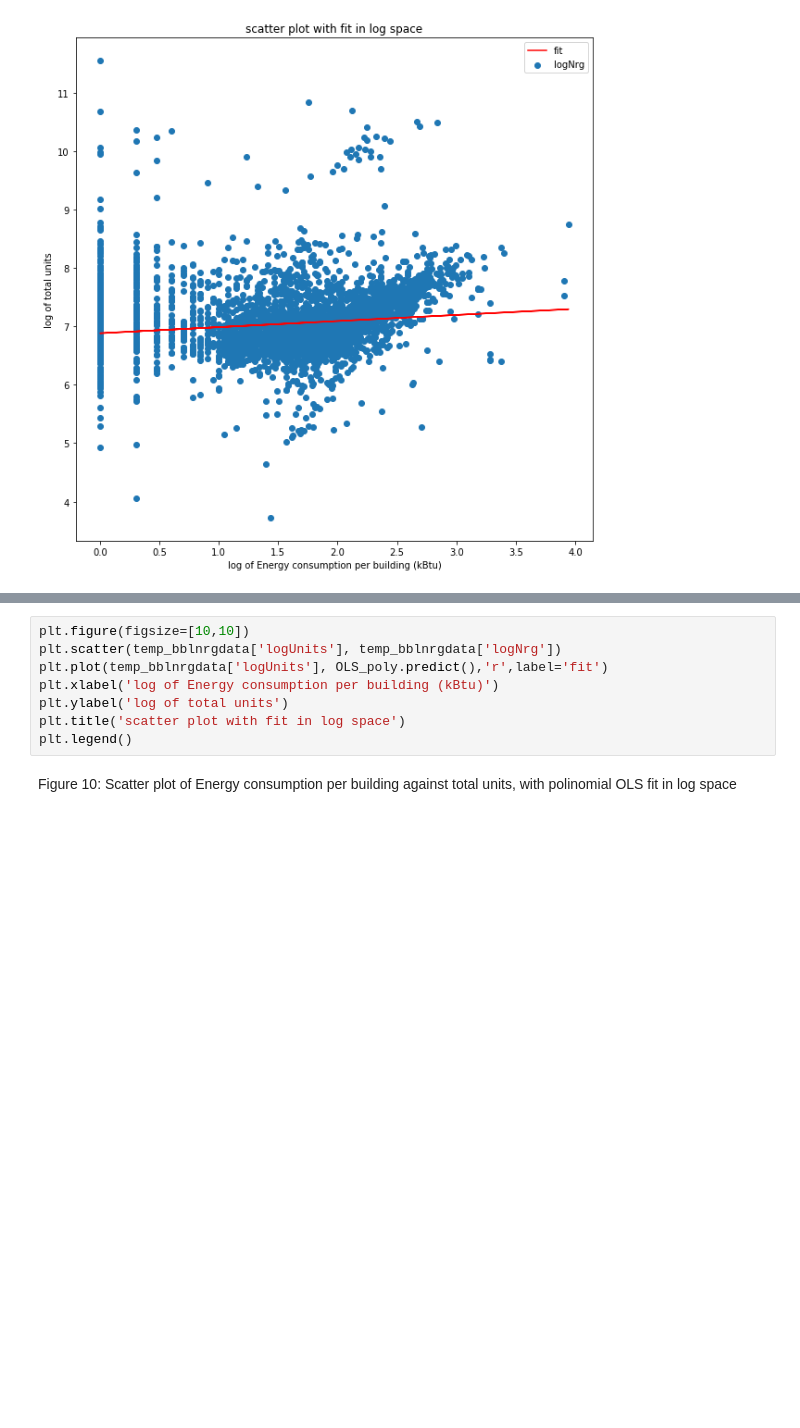
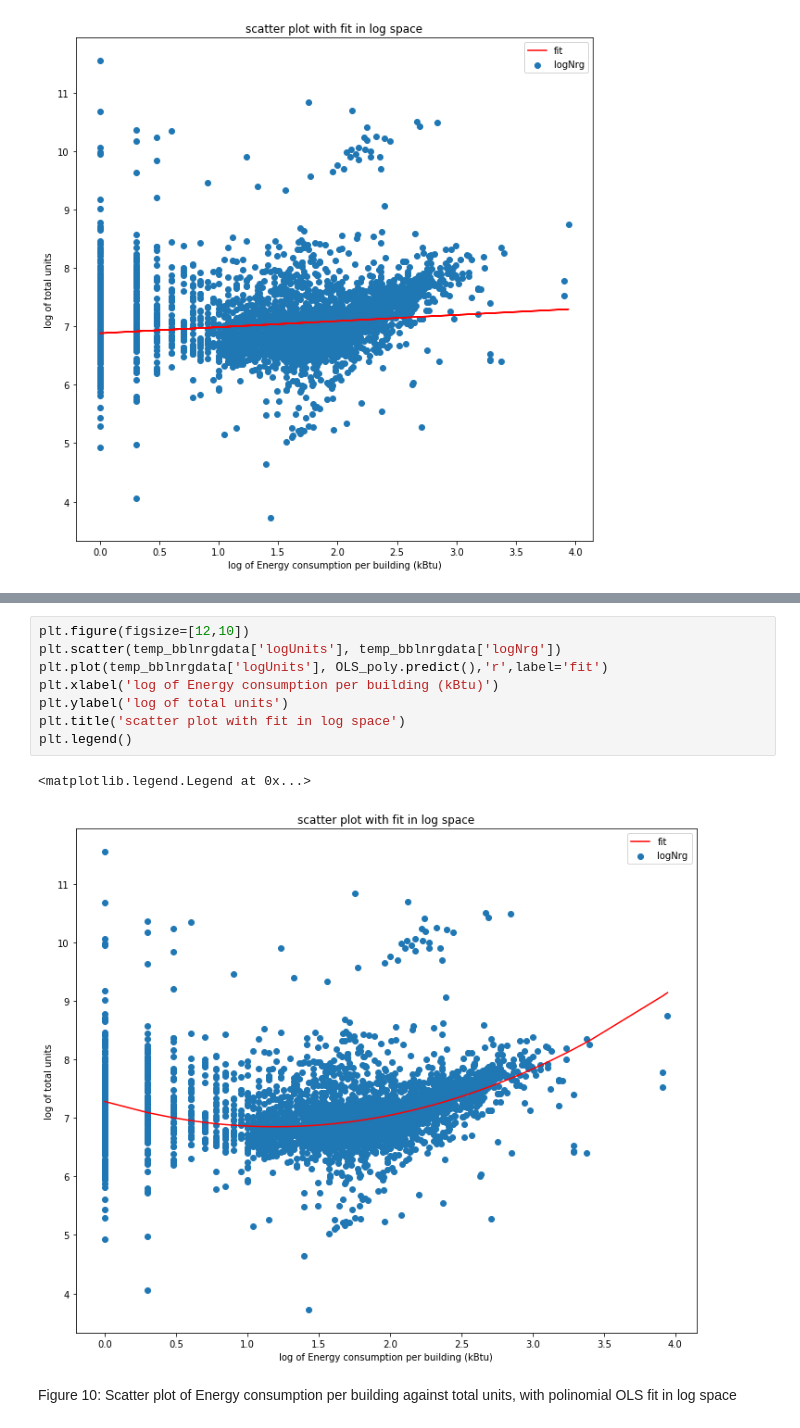
Before and after one commit to effyfan/PUI2018_yf1150, a Jupyter notebook: HW10_yf1150/building_nrg_instructions.ipynb, the cells around one changed output, grey strips where cells are left out. Drawn from its saved outputs; the diff is of its cells as text; blank space fills up the shorter version.

```diff
--- a/HW10_yf1150/building_nrg_instructions.ipynb
+++ b/HW10_yf1150/building_nrg_instructions.ipynb
@@ -662,13 +663,16 @@ OLS Regression Results
 | Skew: | 1.811 | Prob(JB): | 0.00 |
 | Kurtosis: | 16.252 | Cond. No. | 24.6 |
 # %%
-plt.figure(figsize=[10,10])
+plt.figure(figsize=[12,10])
 plt.scatter(temp_bblnrgdata['logUnits'], temp_bblnrgdata['logNrg'])
 plt.plot(temp_bblnrgdata['logUnits'], OLS_poly.predict(),'r',label='fit')
 plt.xlabel('log of Energy consumption per building (kBtu)')
 plt.ylabel('log of total units')
 plt.title('scatter plot with fit in log space')
 plt.legend()
+# %% [output]
+<matplotlib.legend.Legend at 0x...>
+[figure, added]
 # %% [markdown]
 Figure 10: Scatter plot of Energy consumption per building against total units, with polinomial OLS fit in log space
 # %% [markdown]
```
Also changed, not shown: parts of 6 cells of this notebook, 1 other file.
